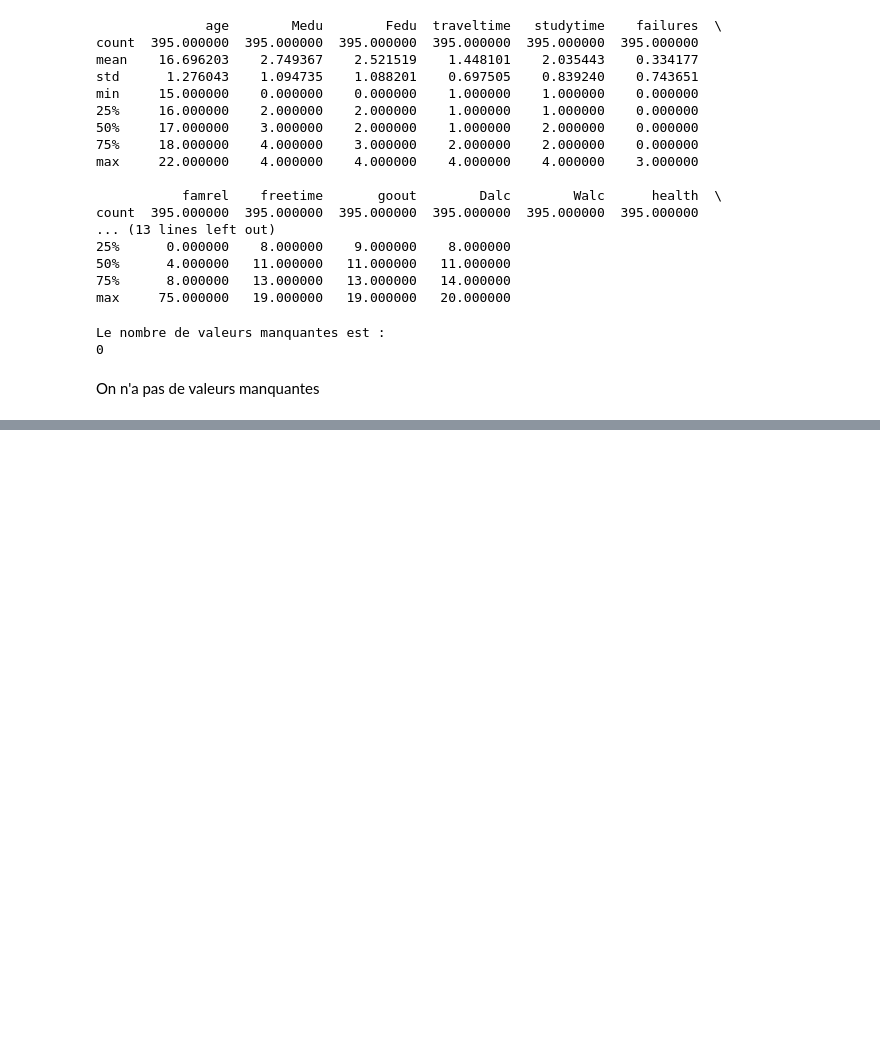
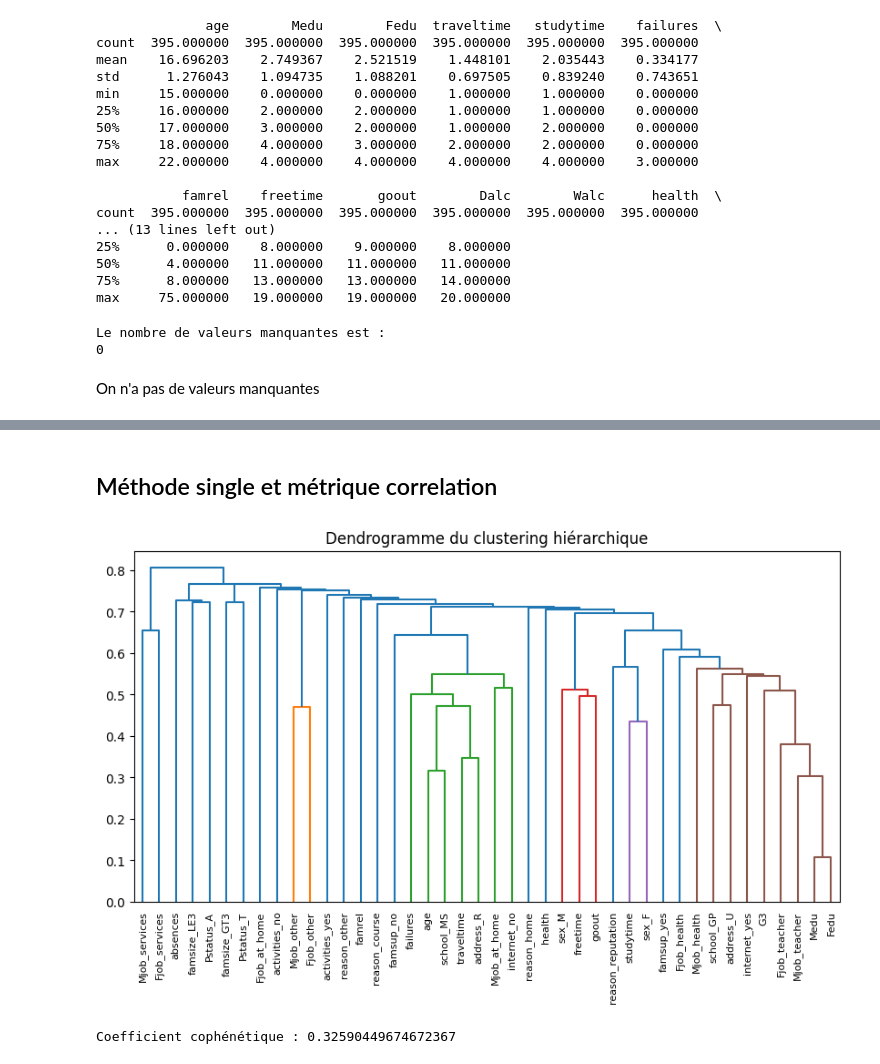
Before and after one commit to gh-ita/StudentProductivity, a Jupyter notebook: ProblemSolving.ipynb, the cells around one changed output, grey strips where cells are left out. Cells and saved outputs as stored; diff of their text form; code cells hidden in the pictures; blank space fills up the shorter version.

```diff
--- a/ProblemSolving.ipynb
+++ b/ProblemSolving.ipynb
@@ -143,0 +173,19 @@ plt.show()
+# %% [markdown]
+## Méthode single et métrique correlation
+# %%
+S = hierarchy.linkage(correlation_matrix, method='single', metric='correlation')
+plt.figure(figsize=(10, 5))
+dn = hierarchy.dendrogram(S, labels=correlation_matrix.columns)
+plt.title('Dendrogramme du clustering hiérarchique')
+plt.show()
+# %% [output]
+[figure, added]
+# %%
+distance_matrix = pdist(correlation_matrix)
+
+# Calculer le coefficient de corrélation cophénétique
+cophenet_coef, _ = cophenet(S, distance_matrix)
+
+print(f"Coefficient cophénétique : {cophenet_coef}")
+# %% [output]
+Coefficient cophénétique : 0.32590449674672367
```
Also changed, not shown: parts of 28 cells of this notebook.
